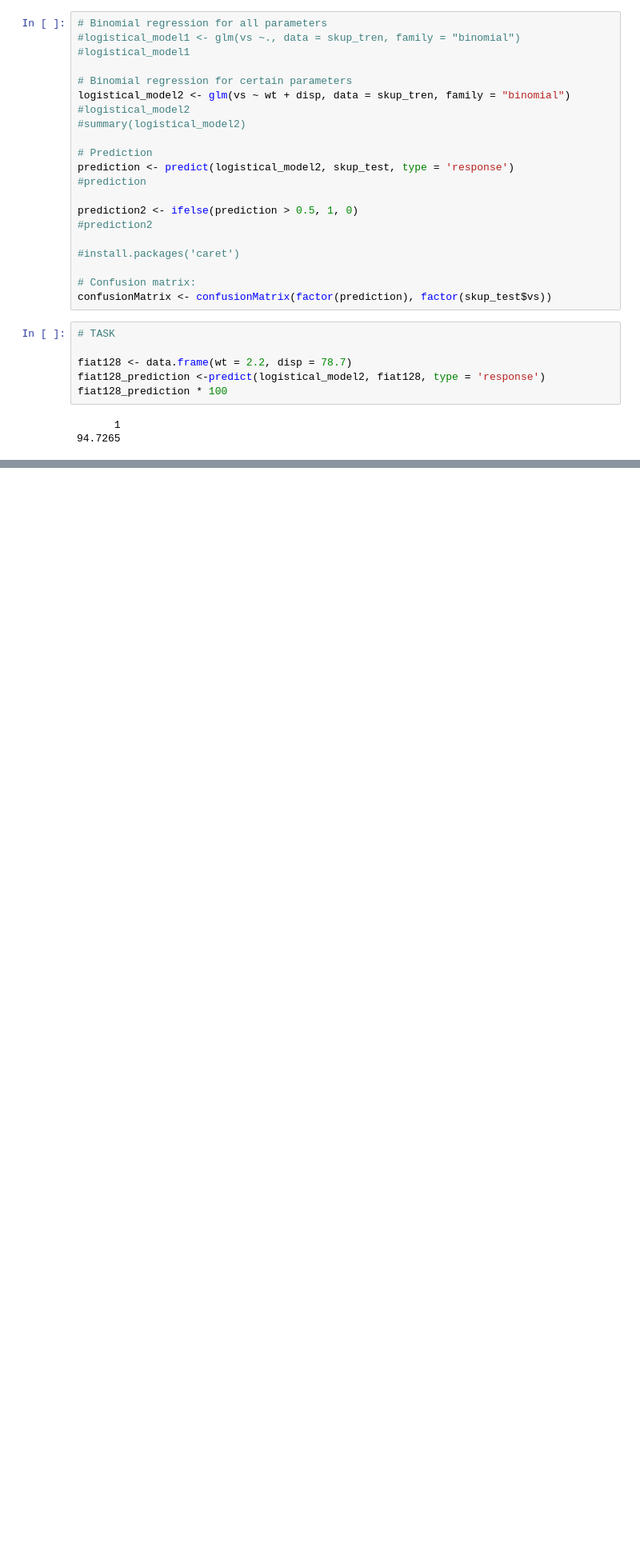
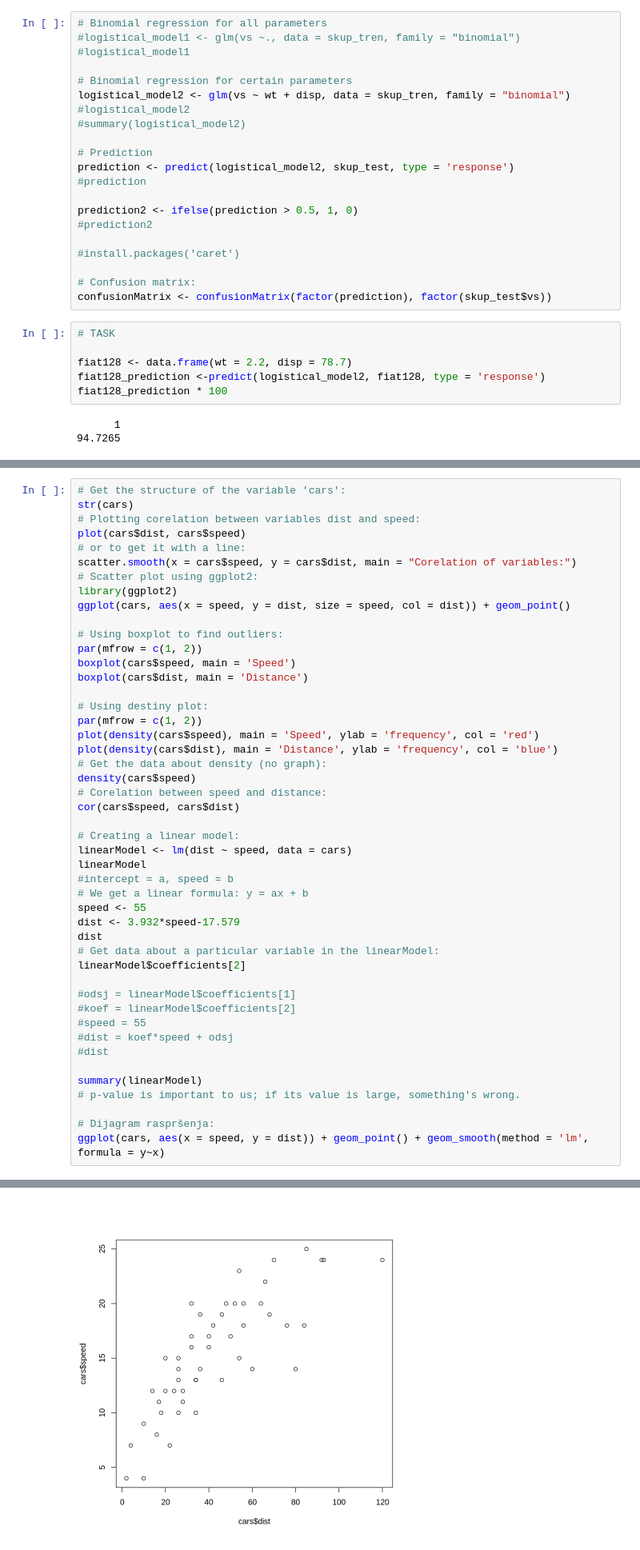
Before and after one commit to yesssirskii/PMAPI_DAB, a Jupyter notebook: PMAPI_DAP_practice.ipynb, the cells around one changed output, grey strips where cells are left out. Shown at 80% size. Drawn from its saved outputs; the diff is of its cells as text; blank space fills up the shorter version.

Commit message:
Linear regression

```diff
--- a/PMAPI_DAP_practice.ipynb
+++ b/PMAPI_DAP_practice.ipynb
@@ -316,0 +317,48 @@ fiat128_prediction * 100
+# %%
+# Get the structure of the variable 'cars':
+str(cars)
+# Plotting corelation between variables dist and speed:
+plot(cars$dist, cars$speed)
+# or to get it with a line:
+scatter.smooth(x = cars$speed, y = cars$dist, main = "Corelation of variables:")
+# Scatter plot using ggplot2:
+library(ggplot2)
+ggplot(cars, aes(x = speed, y = dist, size = speed, col = dist)) + geom_point()
+
+# Using boxplot to find outliers:
+par(mfrow = c(1, 2))
+boxplot(cars$speed, main = 'Speed')
+boxplot(cars$dist, main = 'Distance')
+
+# Using destiny plot:
+par(mfrow = c(1, 2))
+plot(density(cars$speed), main = 'Speed', ylab = 'frequency', col = 'red')
+plot(density(cars$dist), main = 'Distance', ylab = 'frequency', col = 'blue')
+# Get the data about density (no graph):
+density(cars$speed)
+# Corelation between speed and distance:
+cor(cars$speed, cars$dist)
+
+# Creating a linear model:
+linearModel <- lm(dist ~ speed, data = cars)
+linearModel
+#intercept = a, speed = b
+# We get a linear formula: y = ax + b
+speed <- 55
+dist <- 3.932*speed-17.579
+dist
+# Get data about a particular variable in the linearModel:
+linearModel$coefficients[2]
+
+#odsj = linearModel$coefficients[1]
+#koef = linearModel$coefficients[2]
+#speed = 55
+#dist = koef*speed + odsj
+#dist
+
+summary(linearModel)
+# p-value is important to us; if its value is large, something's wrong.
+
+# Dijagram raspršenja:
+ggplot(cars, aes(x = speed, y = dist)) + geom_point() + geom_smooth(method = 'lm', formula = y~x)
+# %% [output]
@@ -316,0 +368 @@ fiat128_prediction * 100
+[figure, added]
```
Also changed, not shown: parts of 3 cells of this notebook.
